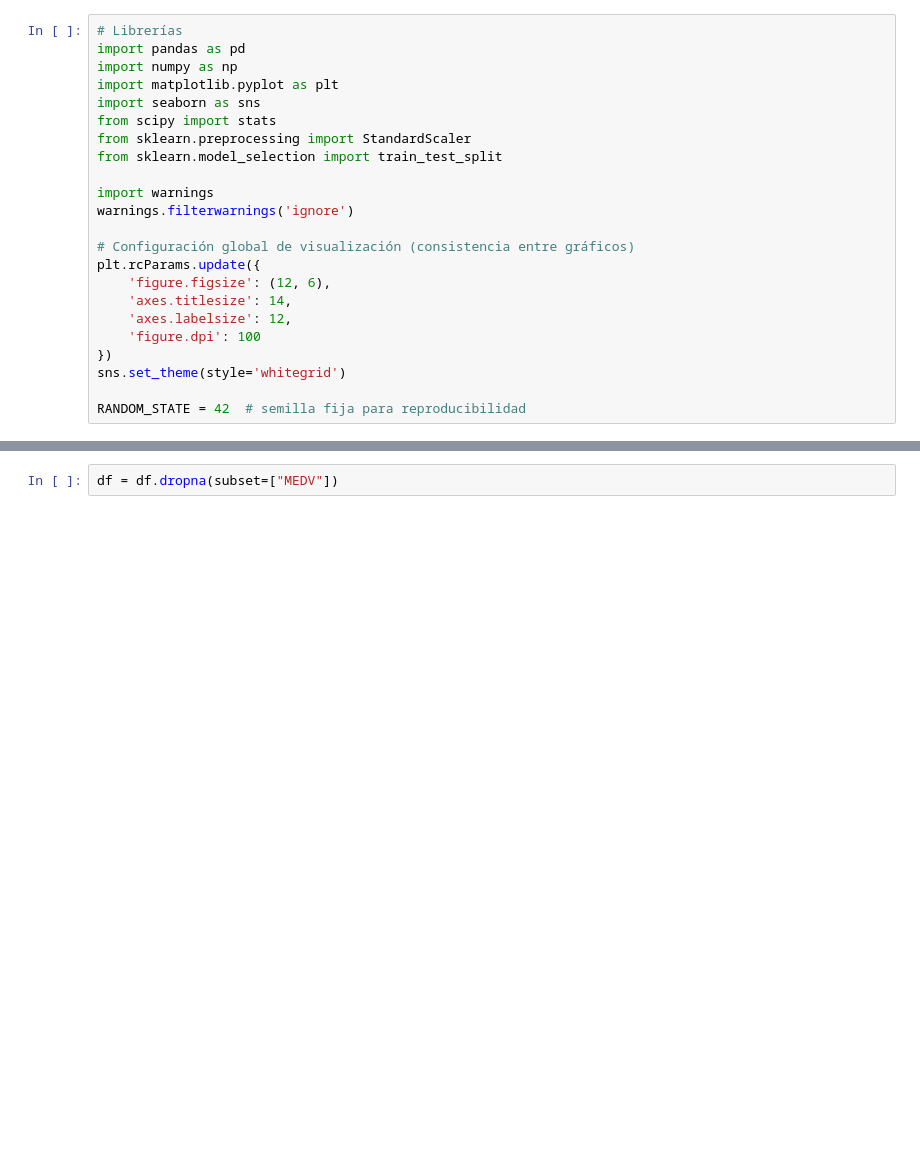
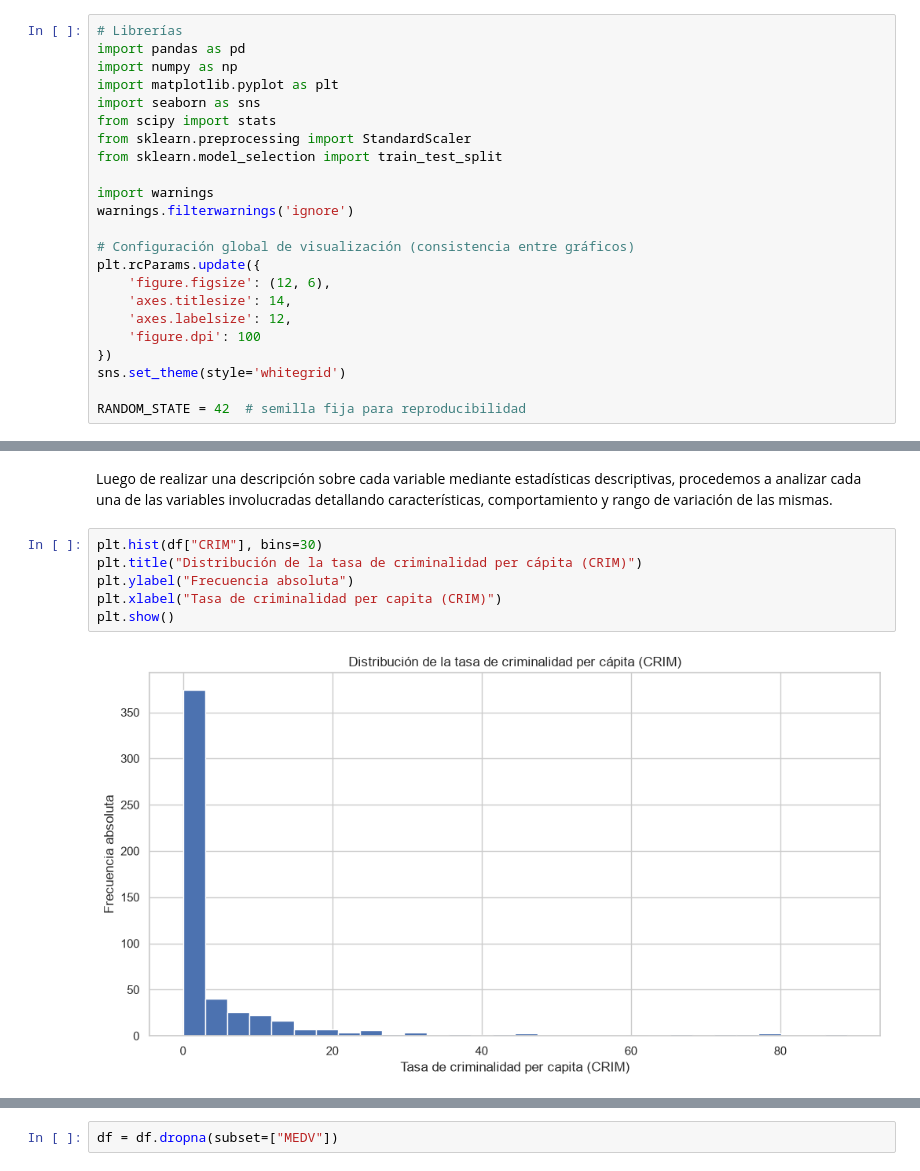
Before and after one commit to fabriziopaladini/TP_AA1_Aguirre_Gambande_Paladini, a Jupyter notebook: tp1-regresion/TP-regresion-AA1.ipynb, the cells around one changed output, grey strips where cells are left out. Cells and saved outputs as stored; diff of their text form; blank space fills up the shorter version.

```diff
--- a/tp1-regresion/TP-regresion-AA1.ipynb
+++ b/tp1-regresion/TP-regresion-AA1.ipynb
@@ -212,0 +164,10 @@ descripcion
+# %% [markdown]
+Luego de realizar una descripción sobre cada variable mediante estadísticas descriptivas, procedemos a analizar cada una de las variables involucradas detallando características, comportamiento y rango de variación de las mismas.
+# %%
+plt.hist(df["CRIM"], bins=30)
+plt.title("Distribución de la tasa de criminalidad per cápita (CRIM)")
+plt.ylabel("Frecuencia absoluta")
+plt.xlabel("Tasa de criminalidad per capita (CRIM)")
+plt.show()
+# %% [output]
+[figure, added]
```
Also changed, not shown: parts of 252 cells of this notebook, 12 other files.
